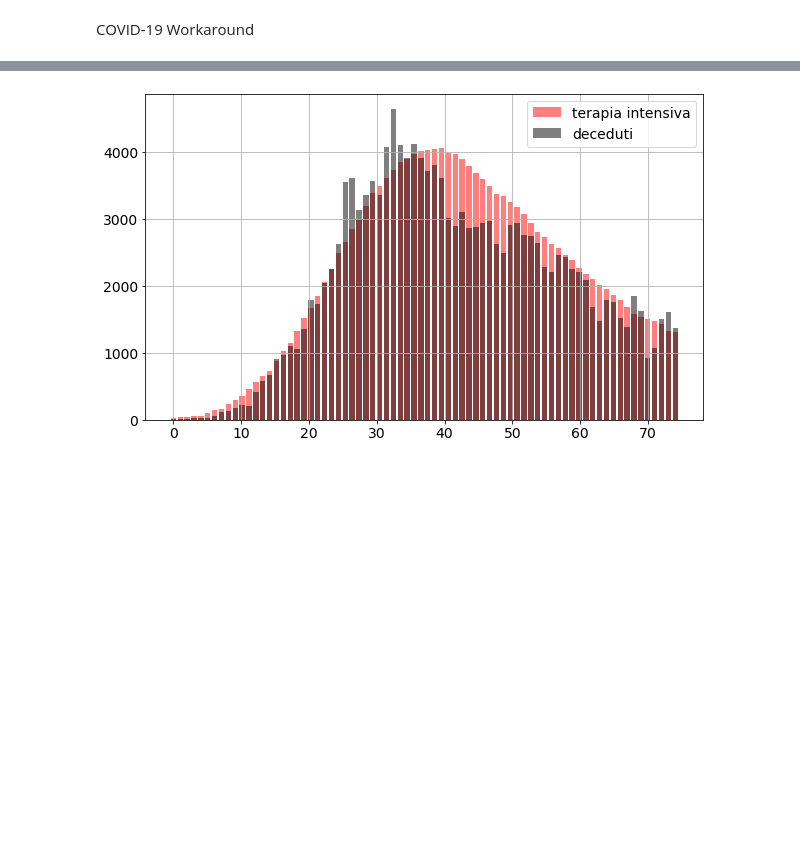
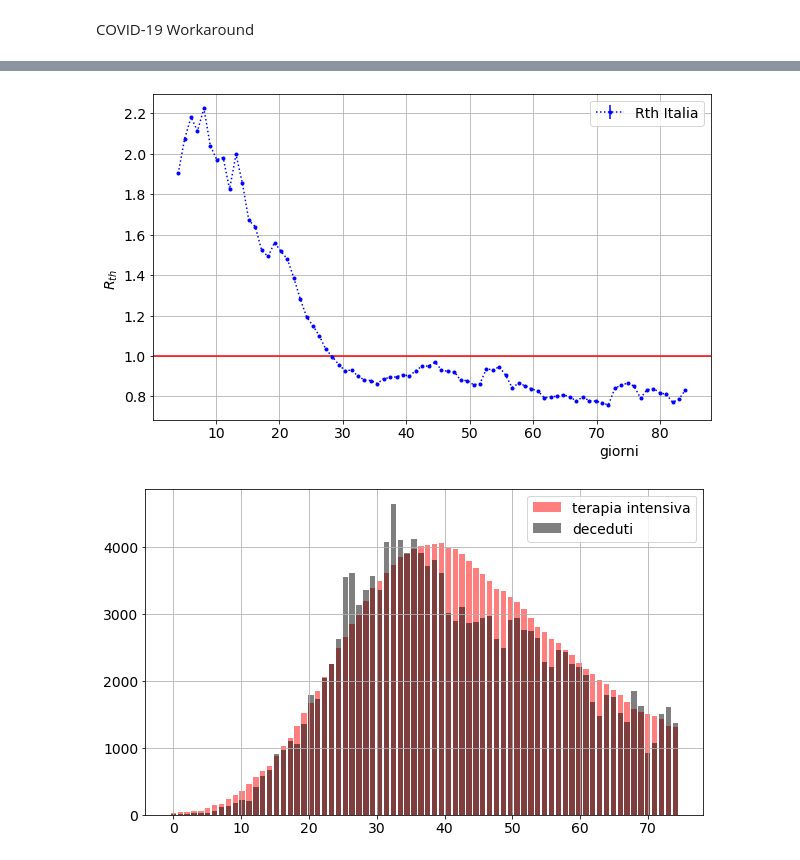
Before and after one commit to gmazzitelli/studenti, a Jupyter notebook: covid19.ipynb, the cells around one changed output, grey strips where cells are left out. Cells and saved outputs as stored; diff of their text form; code cells hidden in the pictures; blank space fills up the shorter version.

```diff
--- a/covid19.ipynb
+++ b/covid19.ipynb
@@ -495,3 +495,25 @@ plt.show()
+# %%
+fig, ax = plt.subplots(figsize=(10,6))
+x = np.linspace(0, len(df['data']), len(df['data']))
+data = df['nuovi_positivi']
+N=7
+y = np.convolve(data, np.ones((N,))/N, mode='valid')
+x = np.linspace(0, len(y), len(y))
+d=4
+y_past = y[:-d]
+x_ = x[d:]
+Rth = y[d:]/y_past
+# ax.errorbar(x, y, yerr=0, fmt='k.:', label='running avarege')
+ax.errorbar(x_, Rth, yerr=0, fmt='b.:', label='Rth Italia')
+ax.axhline(1, color='red')
+ax.set_xlabel('giorni', horizontalalignment = 'left', x=0.8)
+ax.set_ylabel(r'$R_{th}$', horizontalalignment = 'left', y=0.4)
+
+ax.legend()
+ax.grid()
+plt.show()
+# %% [output]
+[figure, added]
 # %%
 fig, ax = plt.subplots(figsize=(10,6))
 x = np.linspace(0, len(df['data']), len(df['data']))
```
Also changed, not shown: parts of 9 cells of this notebook.
